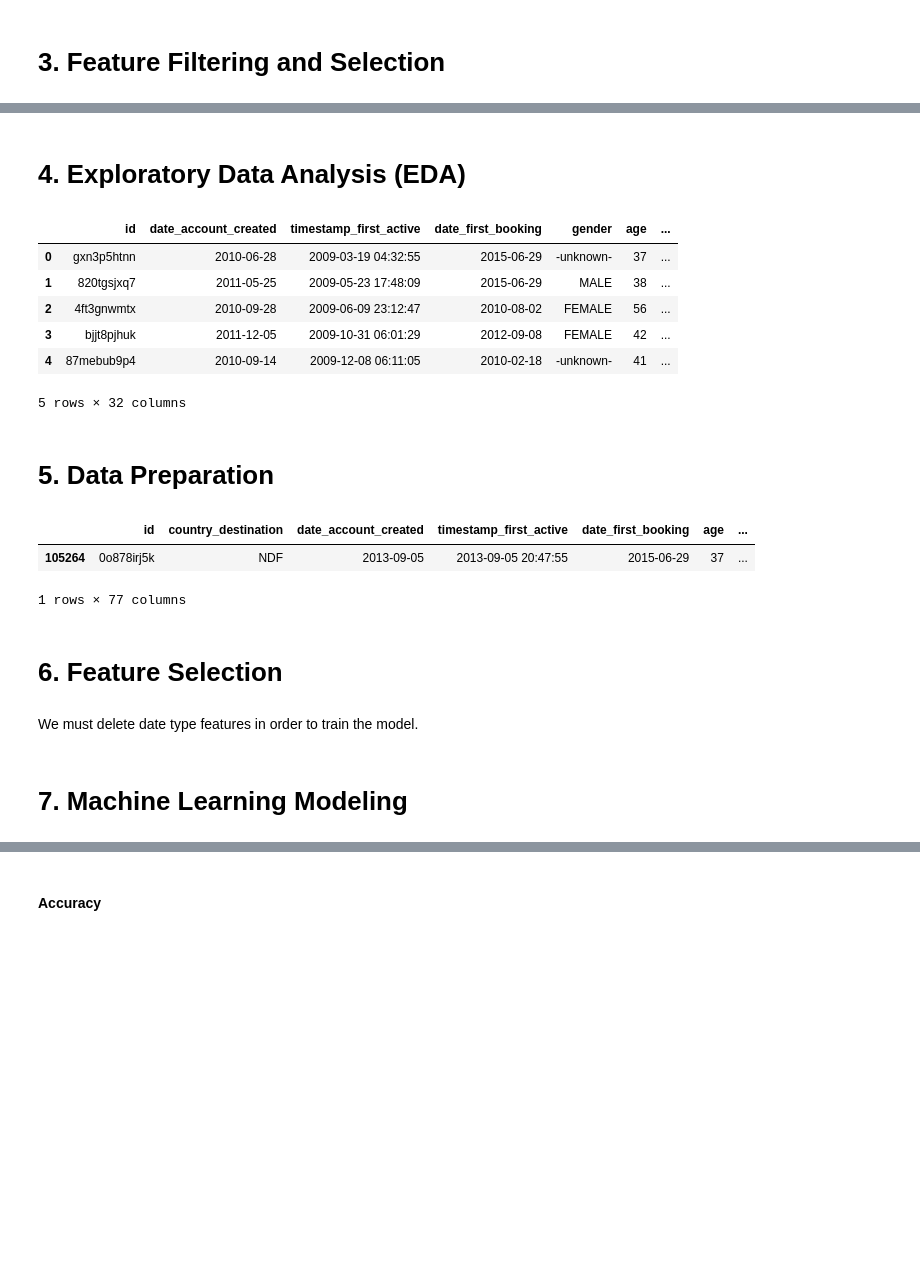
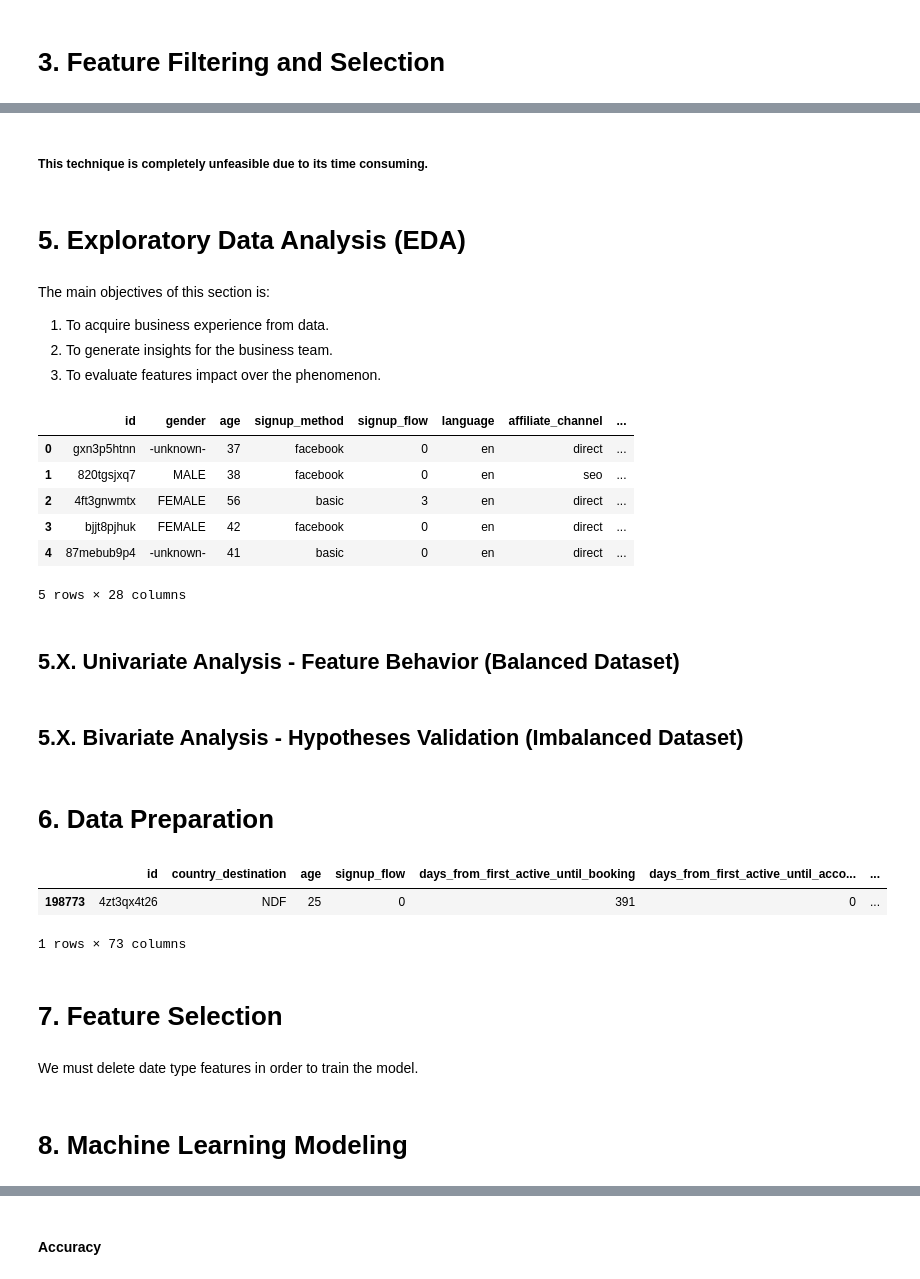
Before and after one commit to lucasquemelli/airbnb, a Jupyter notebook: airbnb.ipynb, the cells around one changed output, grey strips where cells are left out. Saved outputs shown, nothing was run; the diff lists cells and outputs as text; code cells hidden in the pictures; blank space fills up the shorter version.

```diff
--- a/airbnb.ipynb
+++ b/airbnb.ipynb
@@ -886,0 +885,13 @@ df_sessions = df_sessions.drop(cols_drop_sessions, axis=1)
+# %%
+cols_drop_users = ["first_device_type",
+                   "first_browser",
+                   "affiliate_provider",
+                   "date_account_created",
+                   "timestamp_first_active",
+                   "date_first_booking",
+                   "first_active"
+                  ]
+cols_drop_sessions = ["action_detail", "action"]
+
+df3 = df3.drop(cols_drop_users, axis=1)
+df_sessions = df_sessions.drop(cols_drop_sessions, axis=1)
@@ -887,3 +1109,11 @@ df_sessions = df_sessions.drop(cols_drop_sessions, axis=1)
+# %% [markdown]
+##### This technique is completely unfeasible due to its time consuming.
 # %% [markdown]
-# 4. Exploratory Data Analysis (EDA)
+# 5. Exploratory Data Analysis (EDA)
+# %% [markdown]
+The main objectives of this section is:
+
+1. To acquire business experience from data.
+2. To generate insights for the business team.
+3. To evaluate features impact over the phenomenon.
 # %%
@@ -891,13 +1121,17 @@ df4 = df3.copy()
 # %%
-df4.head()
+df5.head()
 # %% [output]
-|  | id | date_account_created | timestamp_first_active | date_first_booking | gender | age | ... |
-| 0 | gxn3p5htnn | 2010-06-28 | 2009-03-19 04:32:55 | 2015-06-29 | -unknown- | 37 | ... |
-| 1 | 820tgsjxq7 | 2011-05-25 | 2009-05-23 17:48:09 | 2015-06-29 | MALE | 38 | ... |
-| 2 | 4ft3gnwmtx | 2010-09-28 | 2009-06-09 23:12:47 | 2010-08-02 | FEMALE | 56 | ... |
-| 3 | bjjt8pjhuk | 2011-12-05 | 2009-10-31 06:01:29 | 2012-09-08 | FEMALE | 42 | ... |
-| 4 | 87mebub9p4 | 2010-09-14 | 2009-12-08 06:11:05 | 2010-02-18 | -unknown- | 41 | ... |
+|  | id | gender | age | signup_method | signup_flow | language | affiliate_channel | ... |
+| 0 | gxn3p5htnn | -unknown- | 37 | facebook | 0 | en | direct | ... |
+| 1 | 820tgsjxq7 | MALE | 38 | facebook | 0 | en | seo | ... |
+| 2 | 4ft3gnwmtx | FEMALE | 56 | basic | 3 | en | direct | ... |
+| 3 | bjjt8pjhuk | FEMALE | 42 | facebook | 0 | en | direct | ... |
+| 4 | 87mebub9p4 | -unknown- | 41 | basic | 0 | en | direct | ... |
-5 rows × 32 columns
+5 rows × 28 columns
+# %% [markdown]
+## 5.X. Univariate Analysis - Feature Behavior (Balanced Dataset)
+# %% [markdown]
+## 5.X. Bivariate Analysis - Hypotheses Validation (Imbalanced Dataset)
 # %% [markdown]
-# 5. Data Preparation
+# 6. Data Preparation
 # %%
@@ -911,11 +1145,11 @@ df5 = pd.concat([df5[['id', 'country_destination']], df5_dummy], axis=1)
 # %%
-df5.sample()
+df6.sample()
 # %% [output]
-|  | id | country_destination | date_account_created | timestamp_first_active | date_first_booking | age | ... |
-| 105264 | 0o878irj5k | NDF | 2013-09-05 | 2013-09-05 20:47:55 | 2015-06-29 | 37 | ... |
+|  | id | country_destination | age | signup_flow | days_from_first_active_until_booking | days_from_first_active_until_acco... | ... |
+| 198773 | 4zt3qx4t26 | NDF | 25 | 0 | 391 | 0 | ... |
-1 rows × 77 columns
+1 rows × 73 columns
 # %% [markdown]
-# 6. Feature Selection
+# 7. Feature Selection
-# %% [markdown]
-We must delete date type features in order to train the model.
+# %% [markdown]
+We must delete date type features in order to train the model.
 # %%
@@ -924,3 +1160,3 @@ df6 = df5.drop(cols_drop, axis=1)
 # %% [markdown]
-# 7. Machine Learning Modeling
+# 8. Machine Learning Modeling
 # %%
```
Also changed, not shown: parts of 91 cells of this notebook.
